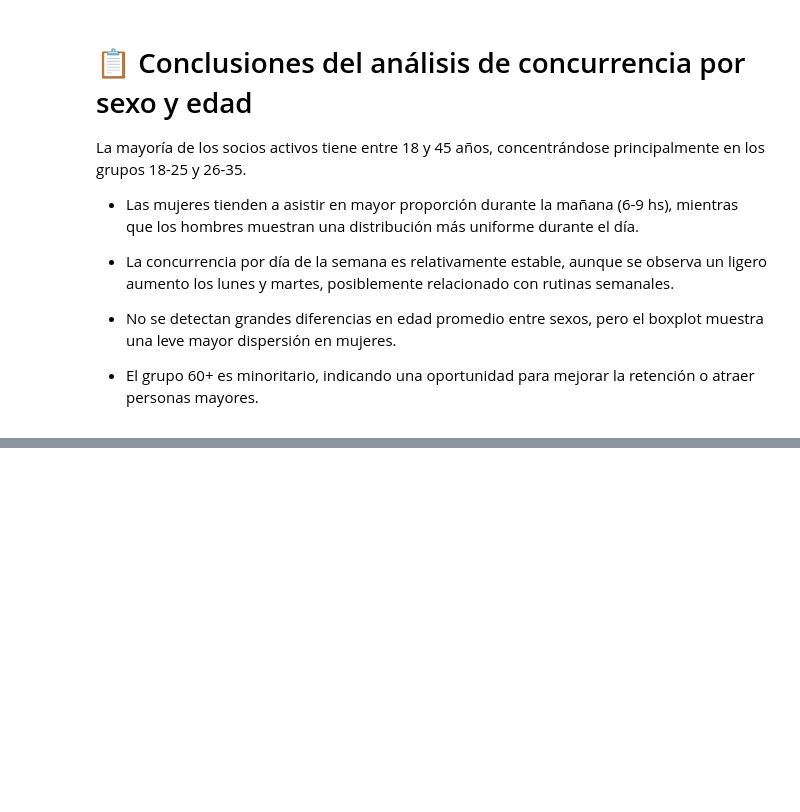
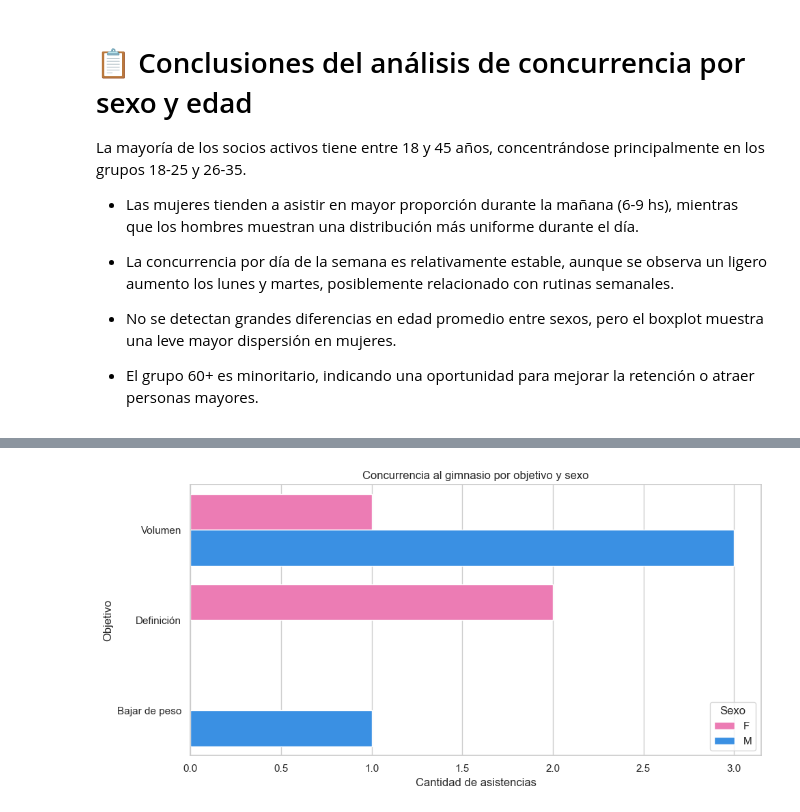
Before and after one commit to GFGaldeano/gym-master, a Jupyter notebook: ia/data_science/EDA/eda_concurrencia_socio.ipynb, the cells around one changed output, grey strips where cells are left out. Drawn from its saved outputs; the diff is of its cells as text; code cells hidden in the pictures; blank space fills up the shorter version.

```diff
--- a/ia/data_science/EDA/eda_concurrencia_socio.ipynb
+++ b/ia/data_science/EDA/eda_concurrencia_socio.ipynb
@@ -280,0 +388,13 @@ La mayoría de los socios activos tiene entre 18 y 45 años, concentrándose pri
+# %%
+# Concurrencia por objetivo
+
+plt.figure(figsize=(10, 5))
+sns.countplot(data=df, y="nombre_objetivo", hue="sexo", palette={"F": "#FF69B4", "M": "#1E90FF"})
+plt.title("Concurrencia al gimnasio por objetivo y sexo")
+plt.xlabel("Cantidad de asistencias")
+plt.ylabel("Objetivo")
+plt.legend(title="Sexo")
+plt.tight_layout()
+plt.show()
+# %% [output]
+[figure, added]
```
Also changed, not shown: parts of 23 cells of this notebook, 1 other file.
